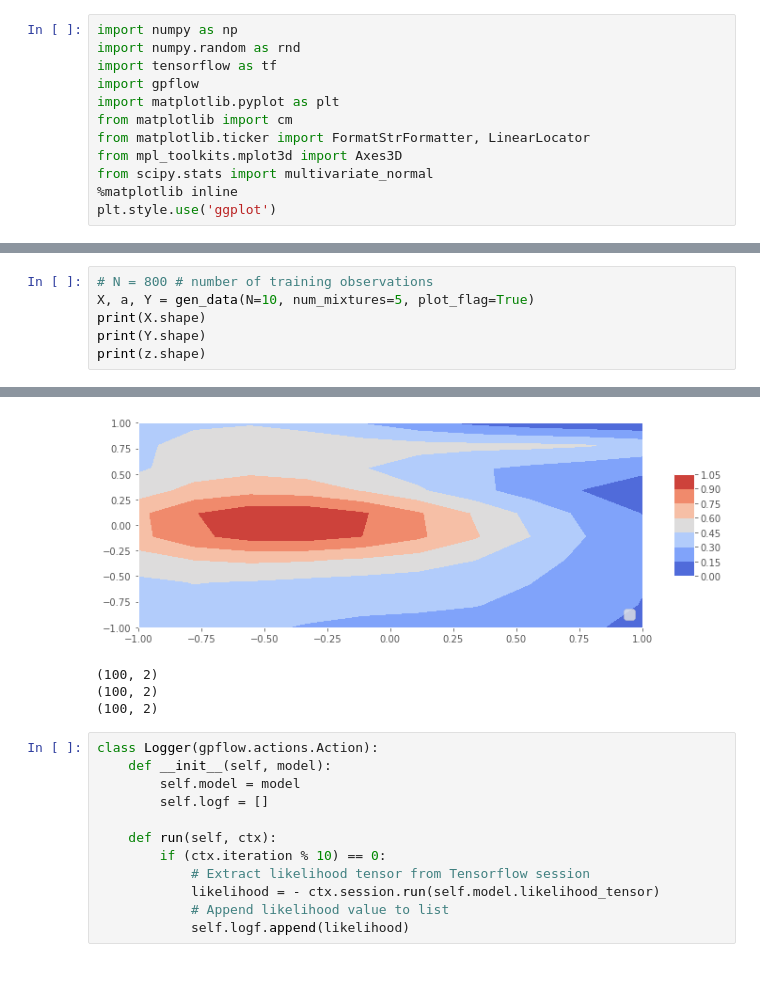
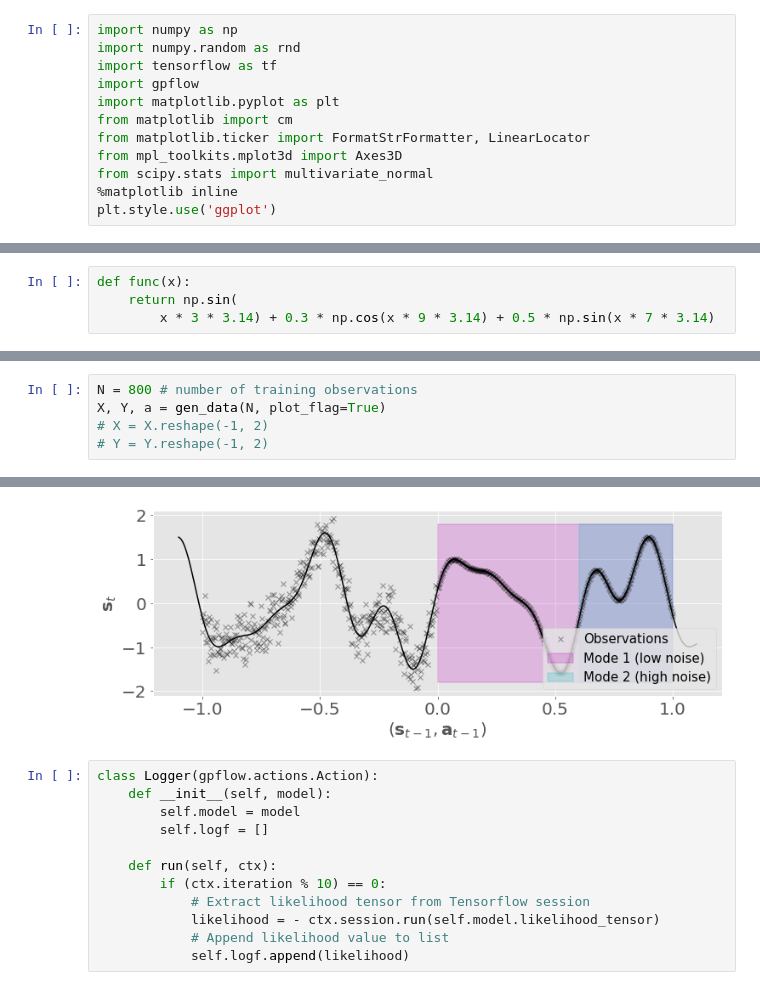
Before and after one commit to aidanscannell/trajectory-optimisation-in-learned-multimodal-dynamical-systems, a Jupyter notebook: notebooks/bi-modal-noise-svgp.ipynb, the cells around one changed output, grey strips where cells are left out. Drawn from its saved outputs; the diff is of its cells as text.

```diff
--- a/notebooks/bi-modal-noise-svgp.ipynb
+++ b/notebooks/bi-modal-noise-svgp.ipynb
@@ -82,0 +13,4 @@ def gen_data(N=600, num_mixtures=5, low_noise_var=0.005, high_noise_var=0.3, plo
+# %%
+def func(x):
+    return np.sin(
+        x * 3 * 3.14) + 0.3 * np.cos(x * 9 * 3.14) + 0.5 * np.sin(x * 7 * 3.14)
@@ -83,7 +85,6 @@ def gen_data(N=600, num_mixtures=5, low_noise_var=0.005, high_noise_var=0.3, plo
 # %%
-# N = 800 # number of training observations
-X, a, Y = gen_data(N=10, num_mixtures=5, plot_flag=True)
-print(X.shape)
-print(Y.shape)
-print(z.shape)
+N = 800 # number of training observations
+X, Y, a = gen_data(N, plot_flag=True)
+# X = X.reshape(-1, 2)
+# Y = Y.reshape(-1, 2)
 # %% [output]
@@ -91,7 +91,4 @@ WARNING:matplotlib.legend:No handles with labels found to put in legend.
-[figure, old version]
+[figure, new version]
-(100, 2)
-(100, 2)
-(100, 2)
 # %%
 class Logger(gpflow.actions.Action):
     def __init__(self, model):
```
Also changed, not shown: parts of 20 cells of this notebook.
